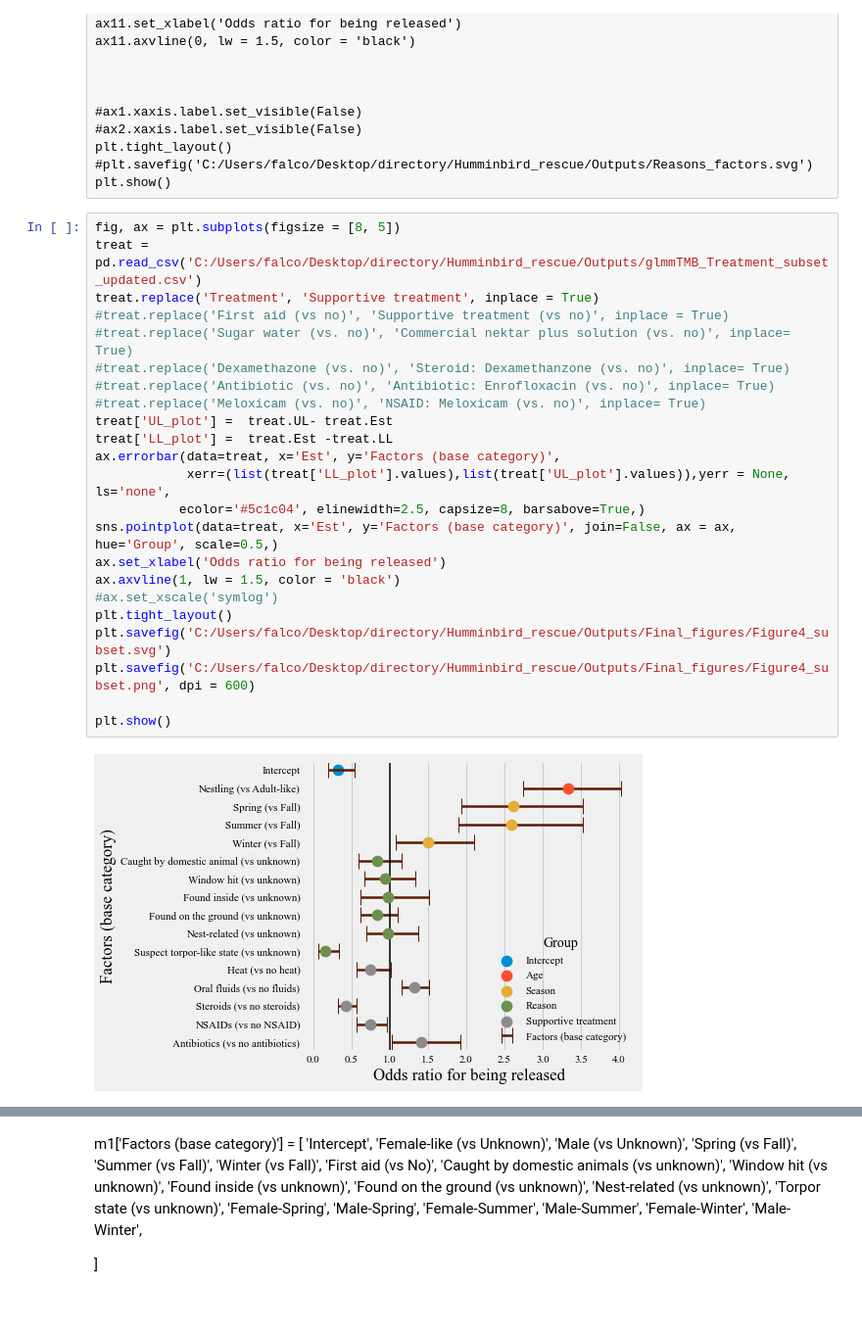
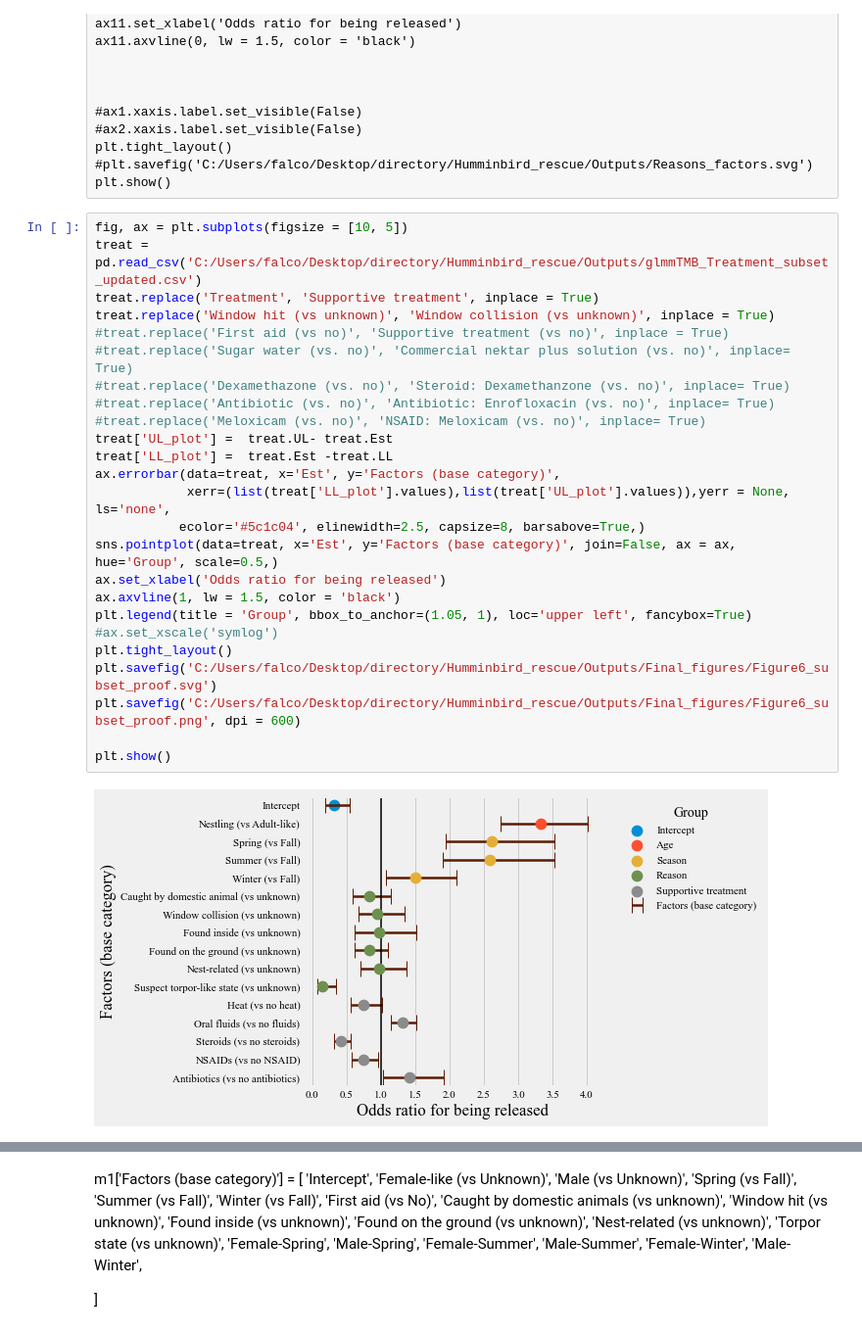
Before and after one commit to PanditPranav/Hummingbird_Rehabilitation, a Jupyter notebook: code/Plotting_predictions.ipynb, the cells around one changed output, grey strips where cells are left out. Shown: that part at 98% size. Drawn from its saved outputs; the diff is of its cells as text.

Commit message:
proof reading changes

```diff
--- a/code/Plotting_predictions.ipynb
+++ b/code/Plotting_predictions.ipynb
@@ -577,30 +587,32 @@ plt.tight_layout()
 #plt.savefig('C:/Users/falco/Desktop/directory/Humminbird_rescue/Outputs/Reasons_factors.svg')
 plt.show()
 # %%
-fig, ax = plt.subplots(figsize = [8, 5])
+fig, ax = plt.subplots(figsize = [10, 5])
 treat = pd.read_csv('C:/Users/falco/Desktop/directory/Humminbird_rescue/Outputs/glmmTMB_Treatment_subset_updated.csv')
 treat.replace('Treatment', 'Supportive treatment', inplace = True)
+treat.replace('Window hit (vs unknown)', 'Window collision (vs unknown)', inplace = True)
 #treat.replace('First aid (vs no)', 'Supportive treatment (vs no)', inplace = True)
 #treat.replace('Sugar water (vs. no)', 'Commercial nektar plus solution (vs. no)', inplace= True)
 #treat.replace('Dexamethazone (vs. no)', 'Steroid: Dexamethanzone (vs. no)', inplace= True)
 #treat.replace('Antibiotic (vs. no)', 'Antibiotic: Enrofloxacin (vs. no)', inplace= True)
 #treat.replace('Meloxicam (vs. no)', 'NSAID: Meloxicam (vs. no)', inplace= True)
 treat['UL_plot'] =  treat.UL- treat.Est
 treat['LL_plot'] =  treat.Est -treat.LL
 ax.errorbar(data=treat, x='Est', y='Factors (base category)',
             xerr=(list(treat['LL_plot'].values),list(treat['UL_plot'].values)),yerr = None, ls='none',
            ecolor='#5c1c04', elinewidth=2.5, capsize=8, barsabove=True,)
 sns.pointplot(data=treat, x='Est', y='Factors (base category)', join=False, ax = ax, hue='Group', scale=0.5,)
 ax.set_xlabel('Odds ratio for being released')
 ax.axvline(1, lw = 1.5, color = 'black')
+plt.legend(title = 'Group', bbox_to_anchor=(1.05, 1), loc='upper left', fancybox=True)
 #ax.set_xscale('symlog')
 plt.tight_layout()
-plt.savefig('C:/Users/falco/Desktop/directory/Humminbird_rescue/Outputs/Final_figures/Figure4_subset.svg')
-plt.savefig('C:/Users/falco/Desktop/directory/Humminbird_rescue/Outputs/Final_figures/Figure4_subset.png', dpi = 600)
+plt.savefig('C:/Users/falco/Desktop/directory/Humminbird_rescue/Outputs/Final_figures/Figure6_subset_proof.svg')
+plt.savefig('C:/Users/falco/Desktop/directory/Humminbird_rescue/Outputs/Final_figures/Figure6_subset_proof.png', dpi = 600)
 
 plt.show()
 # %% [output]
-[figure, old version]
+[figure, new version]
 # %%
 m1 = pd.read_csv('C:/Users/falco/Desktop/directory/Humminbird_rescue/Outputs/glmmTMB_speciesRaEF_updated.csv')
 m1.replace('First Aid', 'Supportive treatment', inplace = True)
```
Also changed, not shown: parts of 8 cells of this notebook, 28 other files.
